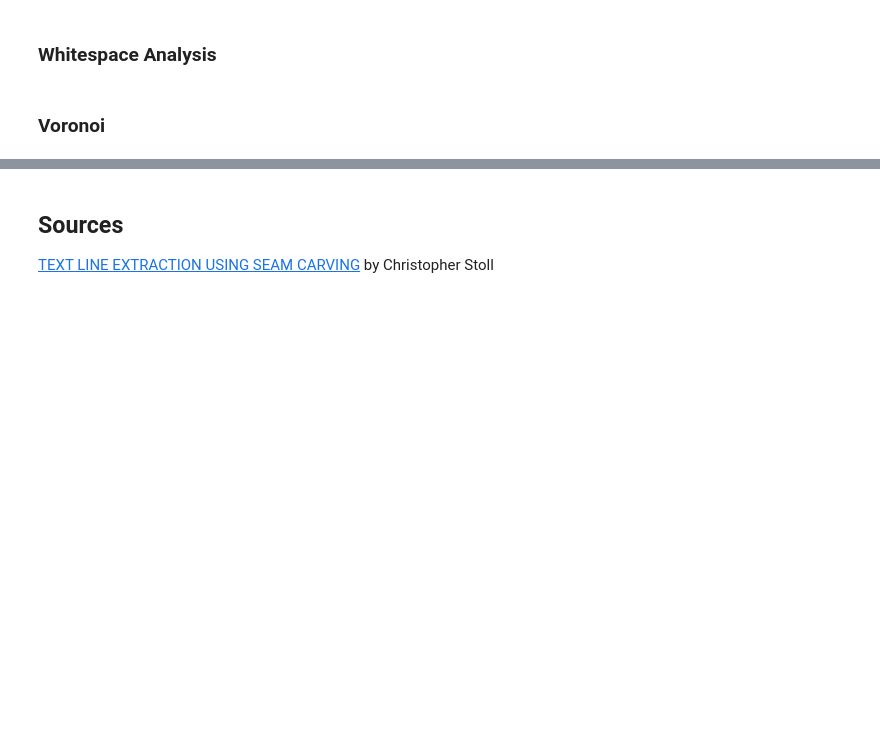
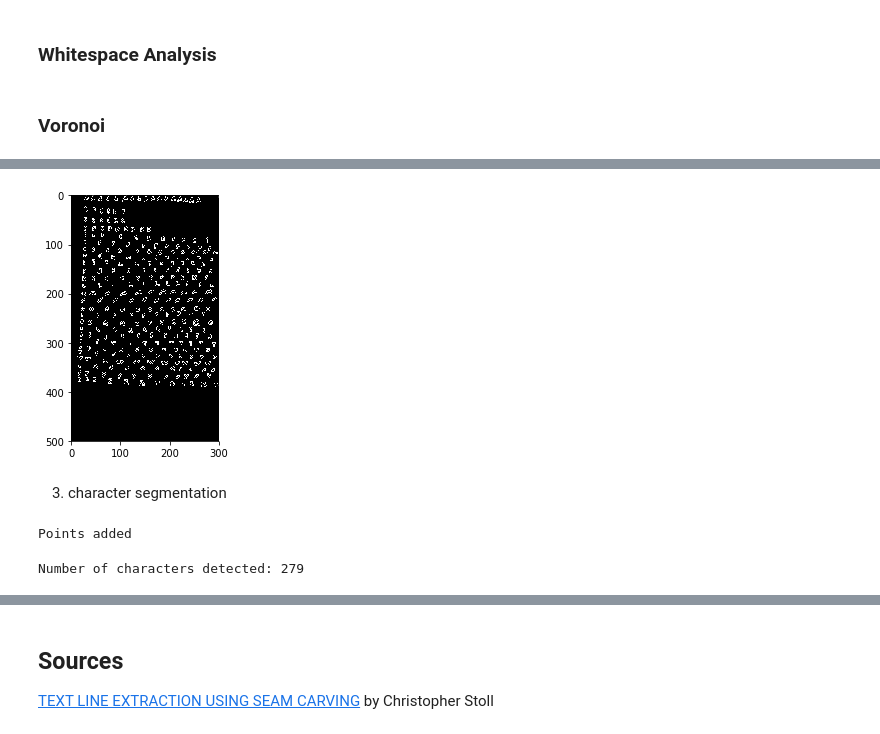
Before and after one commit to clemsciences/ohcr, a Jupyter notebook: tutorial.ipynb, the cells around one changed output, grey strips where cells are left out. Cells and saved outputs as stored; diff of their text form; code cells hidden in the pictures; blank space fills up the shorter version.

```diff
--- a/tutorial.ipynb
+++ b/tutorial.ipynb
@@ -170,0 +196,23 @@ skio.show()
+# %%
+image_canny = np.uint8(skf.canny(resized_image))*255
+skio.imshow(image_canny)
+skio.show()
+# %% [output]
+[figure, added]
+# %% [markdown]
+3) character segmentation
+# %%
+pc = gpoints.PointGroup()
+for i in range(uu):
+    for j in range(tt):
+        if image_canny[j, i] == 255:
+            pc.append_point(gpoints.Point(i, j))
+print("Points added")
+spp = ProximitySegmentation(pc, 3)
+spp.segment()
+# %% [output]
+Points added
+# %%
+print("Number of characters detected:", len(spp.tags))
+# %% [output]
+Number of characters detected: 279
```
Also changed, not shown: parts of 8 cells of this notebook.
